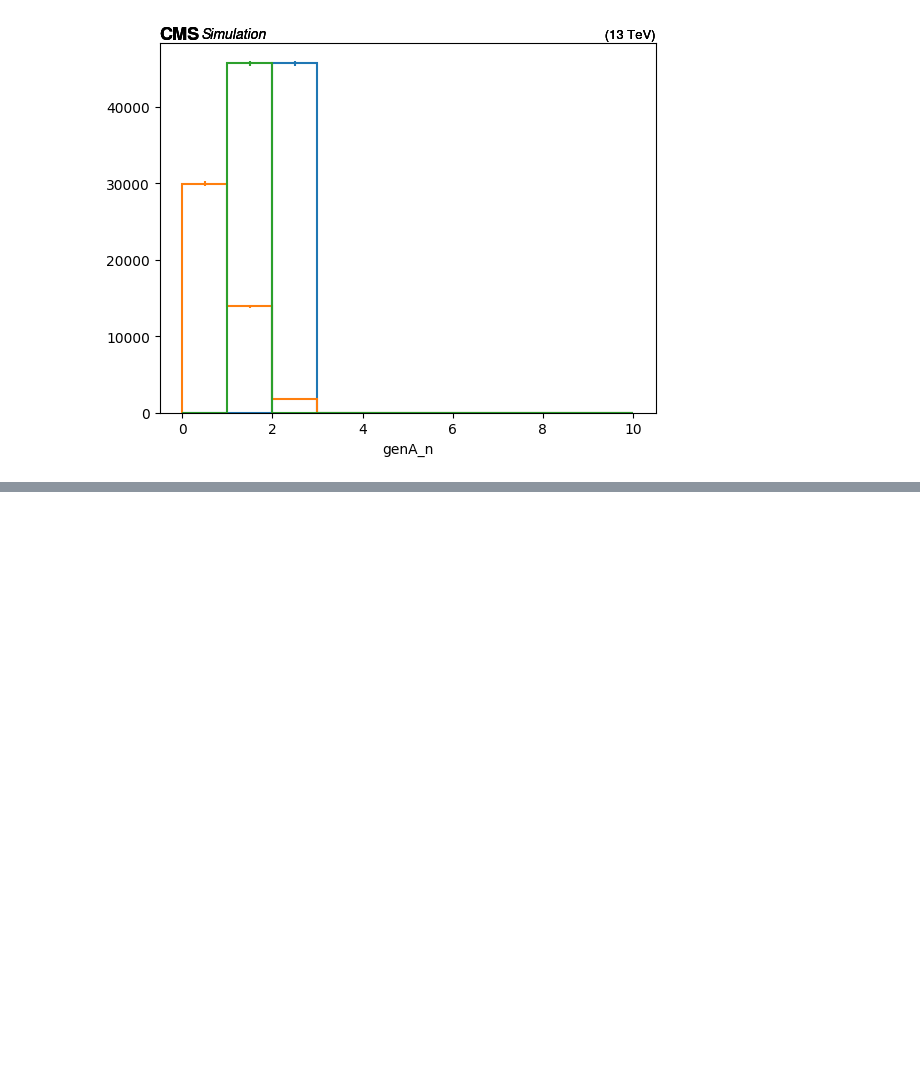
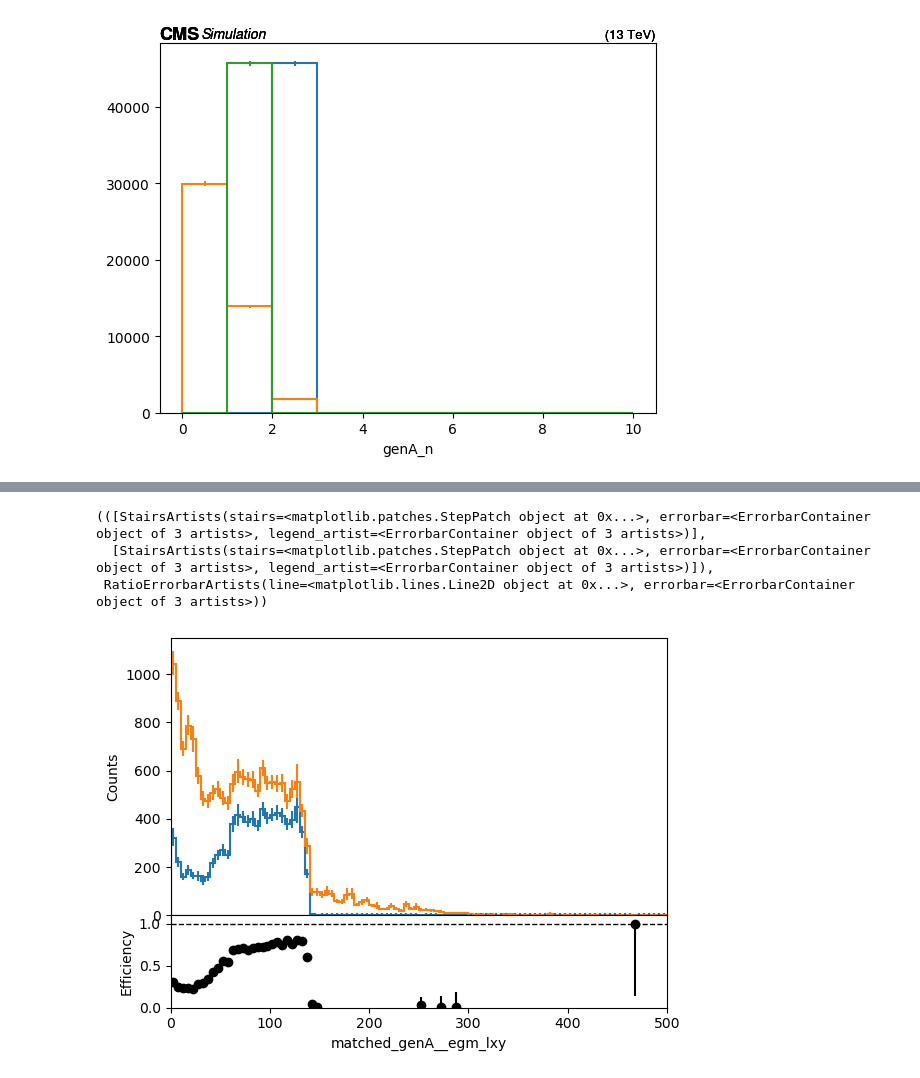
Before and after one commit to yfv2ev/SIDM, a Jupyter notebook: sidm/studies/darkPhotonLxyEff.ipynb, the cells around one changed output, grey strips where cells are left out. Saved outputs shown, nothing was run; the diff lists cells and outputs as text; code cells hidden in the pictures; blank space fills up the shorter version.

```diff
--- a/sidm/studies/darkPhotonLxyEff.ipynb
+++ b/sidm/studies/darkPhotonLxyEff.ipynb
@@ -104,0 +115,10 @@ utilities.plot([output["out"][f"{name}"]["hists"]["genAs_toMu_n"][ch1,:] for nam
+# %%
+output["out"][ "2Mu2E_1000GeV_5GeV_40mm"]["hists"]["matched_genA_egm_lxy"][ch1,:].plot_ratio(
+       output["out"][ "2Mu2E_1000GeV_5GeV_40mm"]["hists"]["matched_genA_lxy"][ch1,:],
+       rp_uncert_draw_type="line",
+       rp_uncertainty_type="efficiency")
+# %% [output]
+(([StairsArtists(stairs=<matplotlib.patches.StepPatch object at 0x...>, errorbar=<ErrorbarContainer object of 3 artists>, legend_artist=<ErrorbarContainer object of 3 artists>)],
+  [StairsArtists(stairs=<matplotlib.patches.StepPatch object at 0x...>, errorbar=<ErrorbarContainer object of 3 artists>, legend_artist=<ErrorbarContainer object of 3 artists>)]),
+ RatioErrorbarArtists(line=<matplotlib.lines.Line2D object at 0x...>, errorbar=<ErrorbarContainer object of 3 artists>))
+[figure, added]
```
Also changed, not shown: parts of 2 cells of this notebook.
